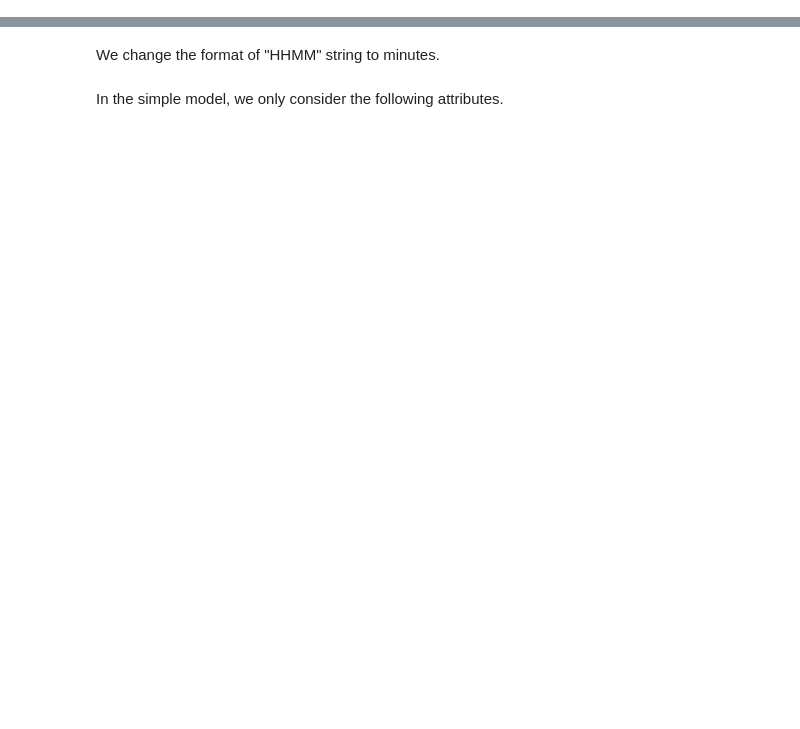
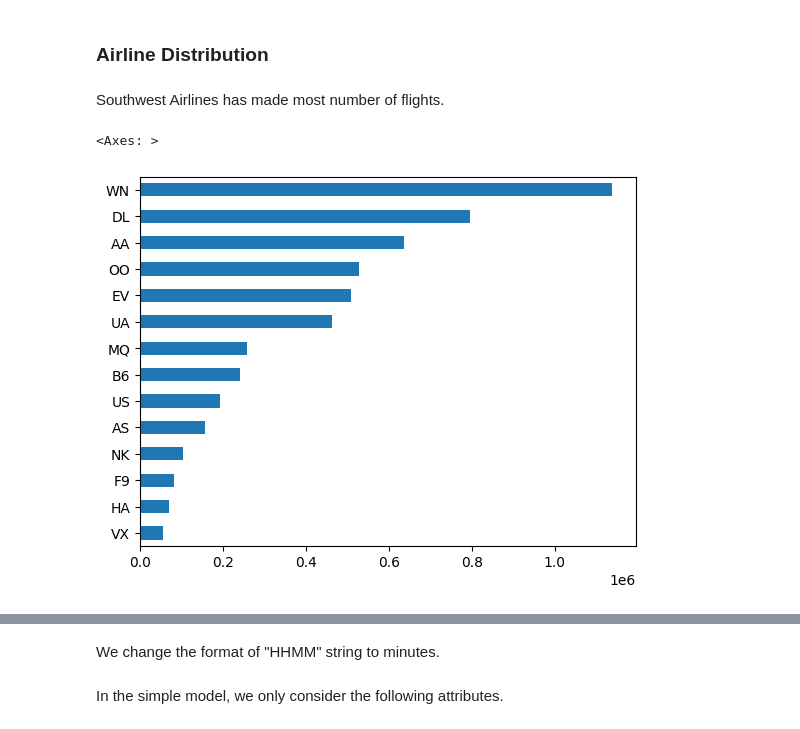
Before and after one commit to yhangchen/Flight-Delays-Prediction, a Jupyter notebook: solution.ipynb, the cells around one changed output, grey strips where cells are left out. Cells and saved outputs as stored; diff of their text form; code cells hidden in the pictures; blank space fills up the shorter version.

```diff
--- a/solution.ipynb
+++ b/solution.ipynb
@@ -48,0 +151,9 @@ df_flights = df_flights[(df_flights['ORIGIN_AIRPORT'].isin(df_airport['IATA_CODE
+# %% [markdown]
+### Airline Distribution
+# %% [markdown]
+Southwest Airlines has made most number of flights.
+# %%
+df_flights['AIRLINE'].value_counts().sort_values().plot(kind='barh')
+# %% [output]
+<Axes: >
+[figure, added]
```
Also changed, not shown: parts of 45 cells of this notebook.
